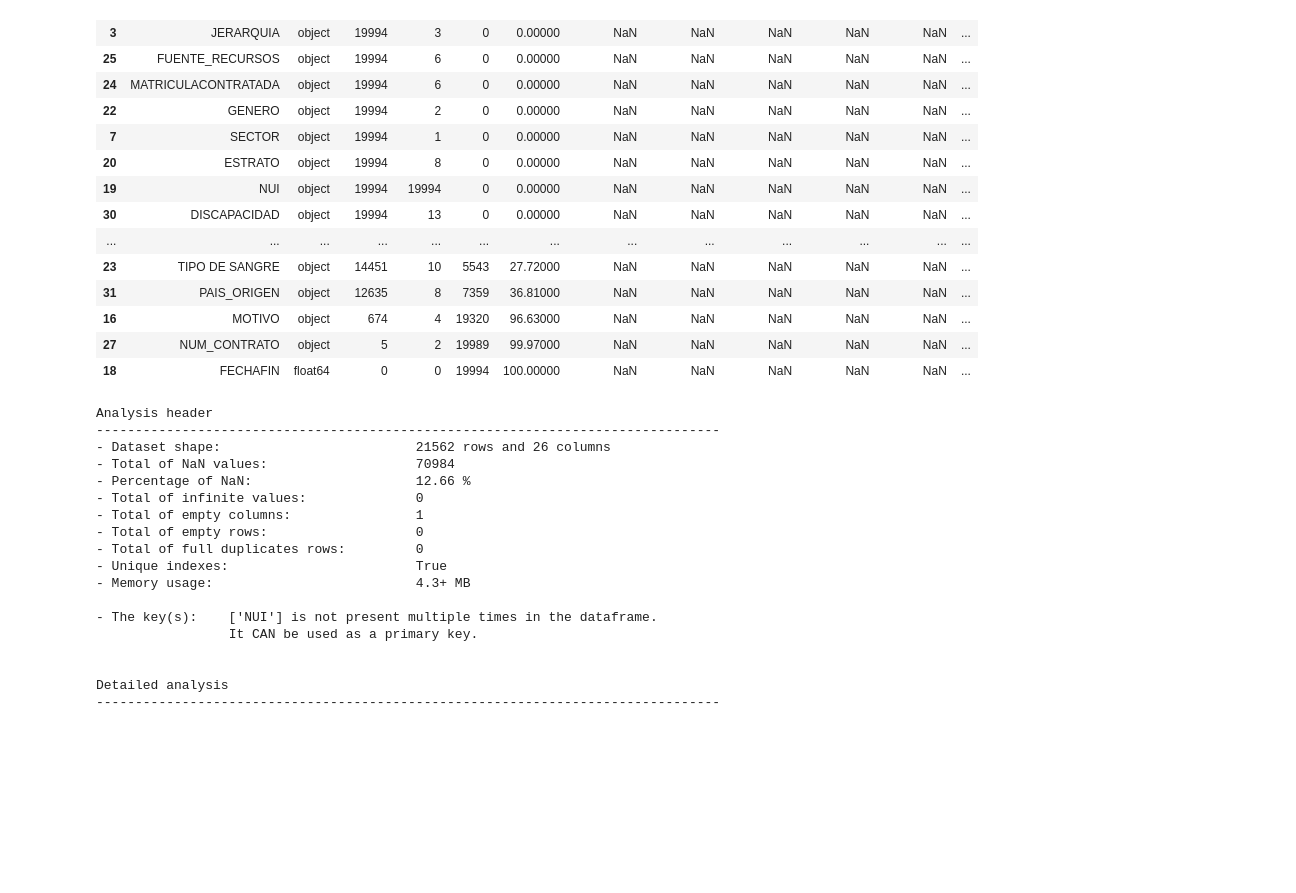
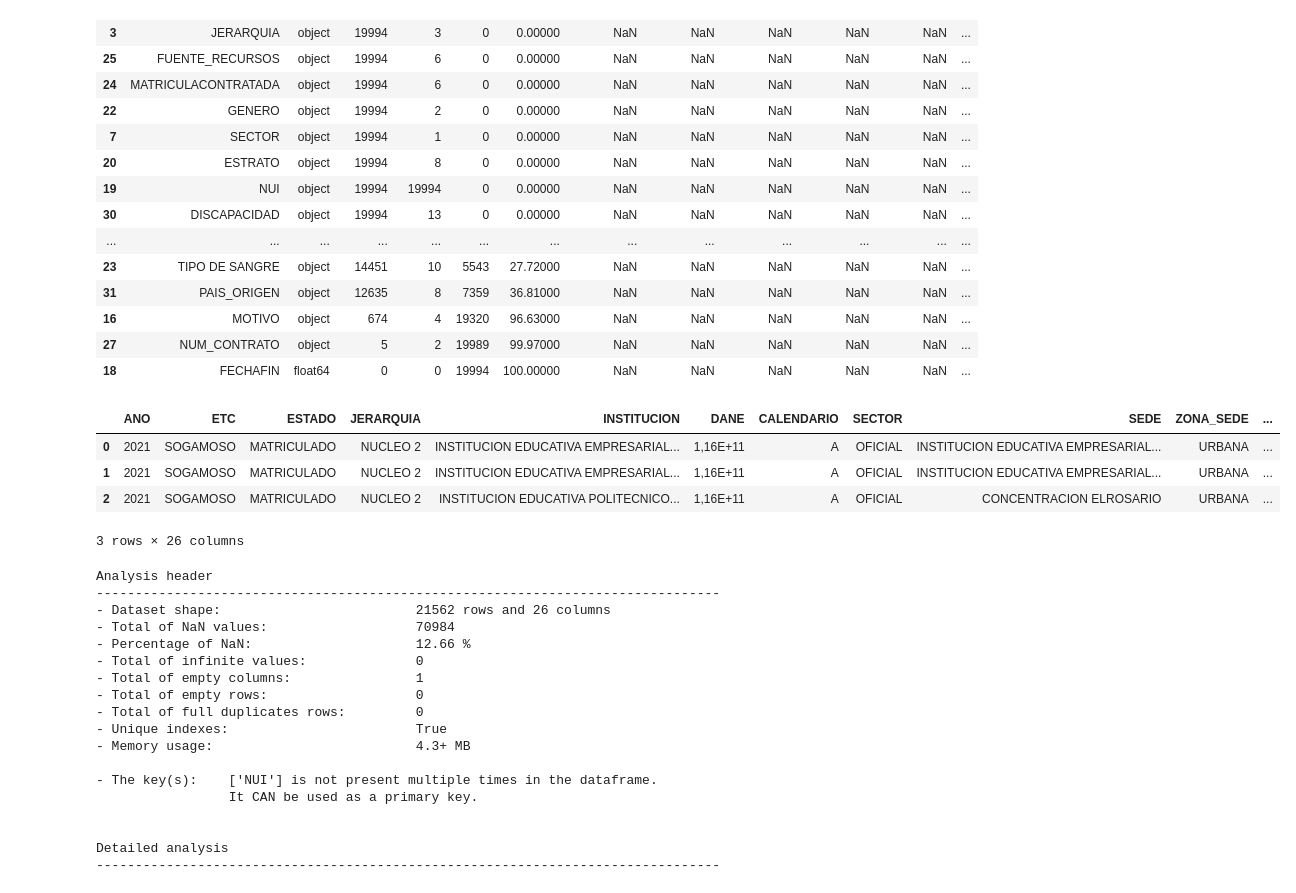
Before and after one commit to samirhinojosa/school-dropout-in-sogamoso, a Jupyter notebook: notebooks/school_dropout_eda.ipynb, the cells around one changed output. Cells and saved outputs as stored; diff of their text form; code cells hidden in the pictures; blank space fills up the shorter version.

Commit message:
dataset's cleaning

```diff
--- a/notebooks/school_dropout_eda.ipynb
+++ b/notebooks/school_dropout_eda.ipynb
@@ -25,3 +25,5 @@ df_students_2022 = pd.read_csv("datasets/alumnos_s_oficial2022.csv", encoding="c
 <div class="alert alert-block alert-info">
     <p>Let's make a initial analysis over the datasets</p>
 </div>
+# %%
+pd.set_option("display.max_columns", None) # To show all column in the dataset
@@ -101,6 +118,14 @@ Detailed analysis
 | 16 | MOTIVO | object | 674 | 4 | 19320 | 96.63000 | NaN | NaN | NaN | NaN | NaN | ... |
 | 27 | NUM_CONTRATO | object | 5 | 2 | 19989 | 99.97000 | NaN | NaN | NaN | NaN | NaN | ... |
 | 18 | FECHAFIN | float64 | 0 | 0 | 19994 | 100.00000 | NaN | NaN | NaN | NaN | NaN | ... |
+# %%
+df_students_2021.head(3)
+# %% [output]
+|  | ANO | ETC | ESTADO | JERARQUIA | INSTITUCION | DANE | CALENDARIO | SECTOR | SEDE | ZONA_SEDE | ... |
+| 0 | 2021 | SOGAMOSO | MATRICULADO | NUCLEO 2 | INSTITUCION EDUCATIVA EMPRESARIAL... | 1,16E+11 | A | OFICIAL | INSTITUCION EDUCATIVA EMPRESARIAL... | URBANA | ... |
+| 1 | 2021 | SOGAMOSO | MATRICULADO | NUCLEO 2 | INSTITUCION EDUCATIVA EMPRESARIAL... | 1,16E+11 | A | OFICIAL | INSTITUCION EDUCATIVA EMPRESARIAL... | URBANA | ... |
+| 2 | 2021 | SOGAMOSO | MATRICULADO | NUCLEO 2 | INSTITUCION EDUCATIVA POLITECNICO... | 1,16E+11 | A | OFICIAL | CONCENTRACION ELROSARIO | URBANA | ... |
+3 rows × 26 columns
 # %%
 df_analysis(df_students_2021, key_columns=["NUI"], analysis_type="complete")
 # %% [output]
```
Also changed, not shown: parts of 22 cells of this notebook, 1 other file.
